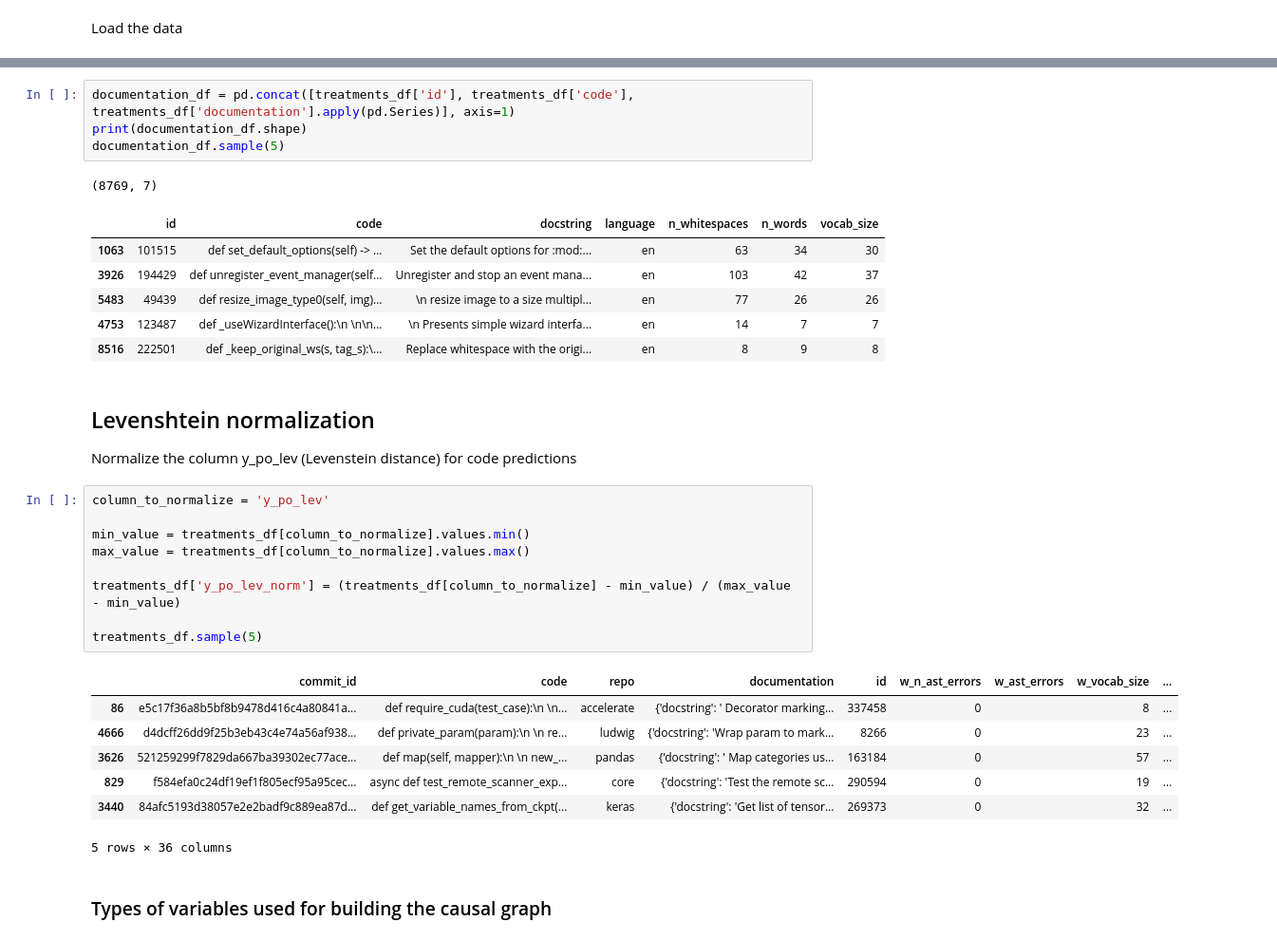
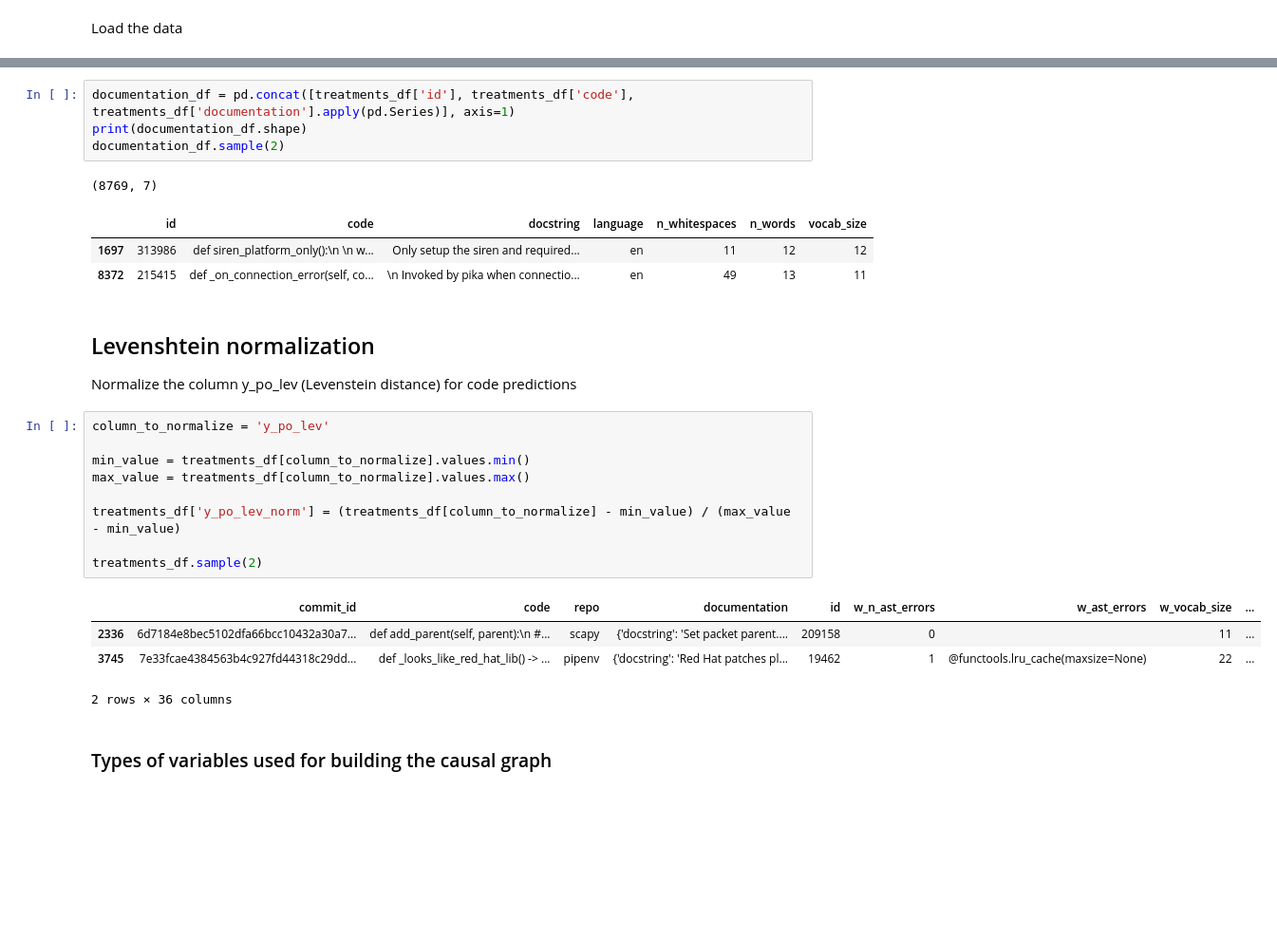
Before and after one commit to LeyliG/galeras-benchmark, a Jupyter notebook: docs/source/02_case_study_prompt_eng_propensity.ipynb, the cells around one changed output, grey strips where cells are left out. Shown at 95% size. Saved outputs shown, nothing was run; the diff lists cells and outputs as text; blank space fills up the shorter version.

```diff
--- a/docs/source/02_case_study_prompt_eng_propensity.ipynb
+++ b/docs/source/02_case_study_prompt_eng_propensity.ipynb
@@ -92,15 +89,12 @@ treatments_df.head()
 # %%
 documentation_df = pd.concat([treatments_df['id'], treatments_df['code'], treatments_df['documentation'].apply(pd.Series)], axis=1)
 print(documentation_df.shape)
-documentation_df.sample(5)
+documentation_df.sample(2)
 # %% [output]
 (8769, 7)
 |  | id | code | docstring | language | n_whitespaces | n_words | vocab_size |
-| 1063 | 101515 | def set_default_options(self) -> ... | Set the default options for :mod:... | en | 63 | 34 | 30 |
-| 3926 | 194429 | def unregister_event_manager(self... | Unregister and stop an event mana... | en | 103 | 42 | 37 |
-| 5483 | 49439 | def resize_image_type0(self, img)... | \n resize image to a size multipl... | en | 77 | 26 | 26 |
-| 4753 | 123487 | def _useWizardInterface():\n \n\n... | \n Presents simple wizard interfa... | en | 14 | 7 | 7 |
-| 8516 | 222501 | def _keep_original_ws(s, tag_s):\... | Replace whitespace with the origi... | en | 8 | 9 | 8 |
+| 1697 | 313986 | def siren_platform_only():\n \n w... | Only setup the siren and required... | en | 11 | 12 | 12 |
+| 8372 | 215415 | def _on_connection_error(self, co... | \n Invoked by pika when connectio... | en | 49 | 13 | 11 |
 # %% [markdown]
 ## Levenshtein normalization
 
@@ -108,20 +102,17 @@ Normalize the column y_po_lev (Levenstein distance) for code predictions
 # %%
 column_to_normalize = 'y_po_lev'
 
 min_value = treatments_df[column_to_normalize].values.min()
 max_value = treatments_df[column_to_normalize].values.max()
 
 treatments_df['y_po_lev_norm'] = (treatments_df[column_to_normalize] - min_value) / (max_value - min_value)
 
-treatments_df.sample(5)
+treatments_df.sample(2)
 # %% [output]
 |  | commit_id | code | repo | documentation | id | w_n_ast_errors | w_ast_errors | w_vocab_size | ... |
-| 86 | e5c17f36a8b5bf8b9478d416c4a80841a... | def require_cuda(test_case):\n \n... | accelerate | {'docstring': ' Decorator marking... | 337458 | 0 |  | 8 | ... |
-| 4666 | d4dcff26dd9f25b3eb43c4e74a56af938... | def private_param(param):\n \n re... | ludwig | {'docstring': 'Wrap param to mark... | 8266 | 0 |  | 23 | ... |
-| 3626 | 521259299f7829da667ba39302ec77ace... | def map(self, mapper):\n \n new_... | pandas | {'docstring': ' Map categories us... | 163184 | 0 |  | 57 | ... |
-| 829 | f584efa0c24df19ef1f805ecf95a95cec... | async def test_remote_scanner_exp... | core | {'docstring': 'Test the remote sc... | 290594 | 0 |  | 19 | ... |
-| 3440 | 84afc5193d38057e2e2badf9c889ea87d... | def get_variable_names_from_ckpt(... | keras | {'docstring': 'Get list of tensor... | 269373 | 0 |  | 32 | ... |
+| 2336 | 6d7184e8bec5102dfa66bcc10432a30a7... | def add_parent(self, parent):\n #... | scapy | {'docstring': 'Set packet parent.... | 209158 | 0 |  | 11 | ... |
+| 3745 | 7e33fcae4384563b4c927fd44318c29dd... | def _looks_like_red_hat_lib() -> ... | pipenv | {'docstring': 'Red Hat patches pl... | 19462 | 1 | @functools.lru_cache(maxsize=None) | 22 | ... |
-5 rows × 36 columns
+2 rows × 36 columns
 # %% [markdown]
 ### Types of variables used for building the causal graph
 # %% [markdown]
```
Also changed, not shown: parts of 1 cell of this notebook.
